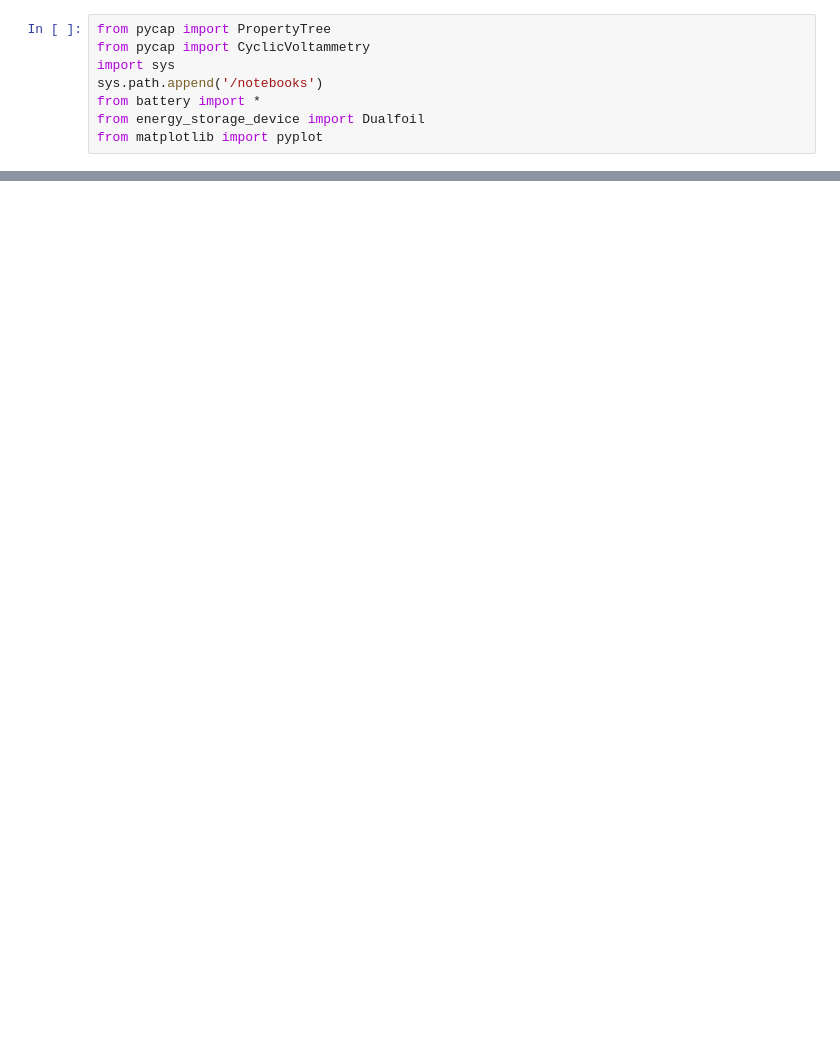
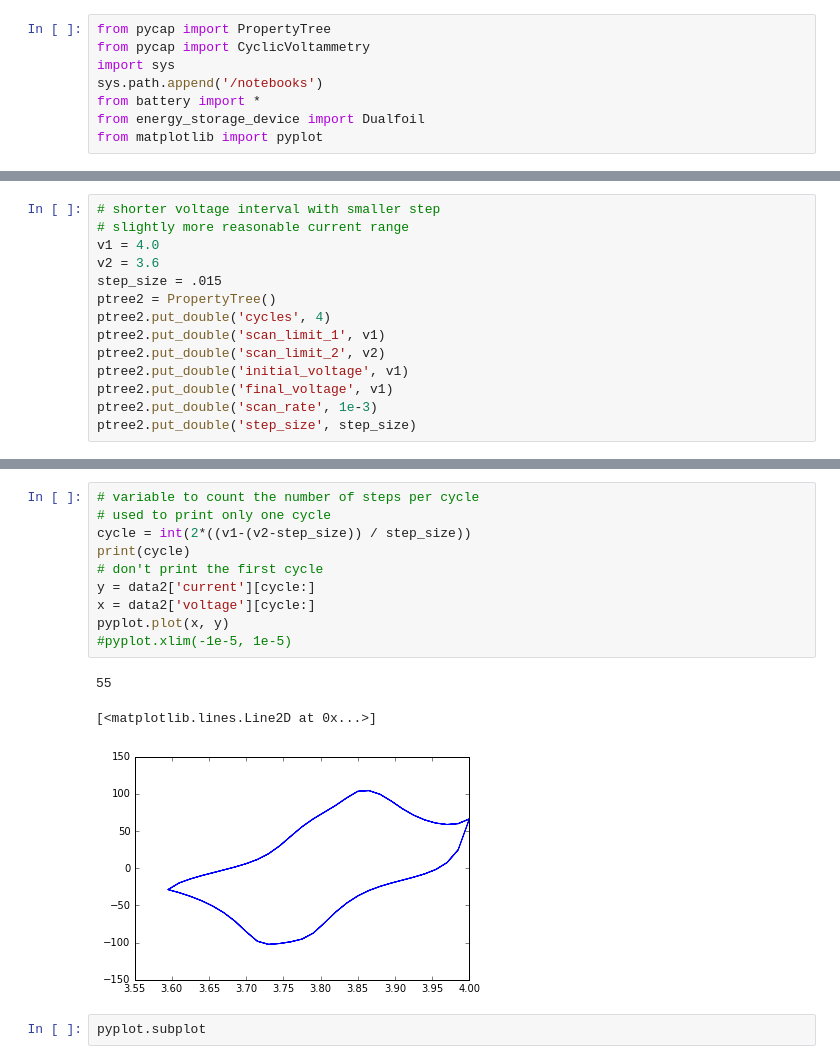
Before and after one commit to iSchomer/Dualfoil_Storage_Device, a Jupyter notebook: output_visuals/pycap_cyclic_voltammetry.ipynb, the cells around one changed output, grey strips where cells are left out. Drawn from its saved outputs; the diff is of its cells as text; blank space fills up the shorter version.

```diff
--- a/output_visuals/pycap_cyclic_voltammetry.ipynb
+++ b/output_visuals/pycap_cyclic_voltammetry.ipynb
@@ -57,0 +66,14 @@ pyplot.plot(x, y)
+# %%
+# shorter voltage interval with smaller step
+# slightly more reasonable current range
+v1 = 4.0
+v2 = 3.6
+step_size = .015
+ptree2 = PropertyTree()
+ptree2.put_double('cycles', 4)
+ptree2.put_double('scan_limit_1', v1)
+ptree2.put_double('scan_limit_2', v2)
+ptree2.put_double('initial_voltage', v1)
+ptree2.put_double('final_voltage', v1)
+ptree2.put_double('scan_rate', 1e-3)
+ptree2.put_double('step_size', step_size)
@@ -57,0 +96,16 @@ pyplot.plot(x, y)
+# %%
+# variable to count the number of steps per cycle
+# used to print only one cycle
+cycle = int(2*((v1-(v2-step_size)) / step_size))
+print(cycle)
+# don't print the first cycle
+y = data2['current'][cycle:]
+x = data2['voltage'][cycle:]
+pyplot.plot(x, y)
+#pyplot.xlim(-1e-5, 1e-5)
+# %% [output]
+55
+[<matplotlib.lines.Line2D at 0x...>]
+[figure, added]
+# %%
+pyplot.subplot
```
Also changed, not shown: parts of 9 cells of this notebook.
